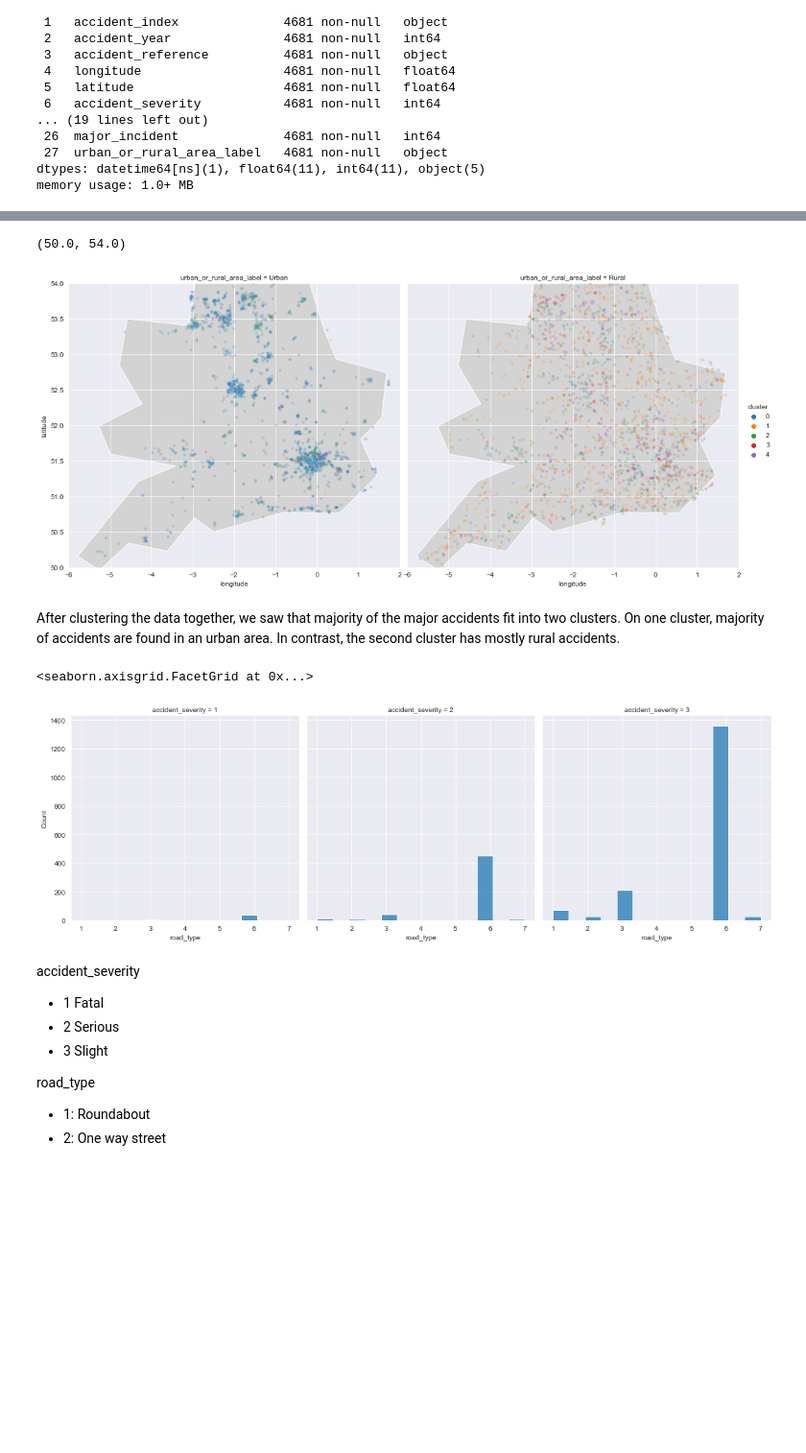
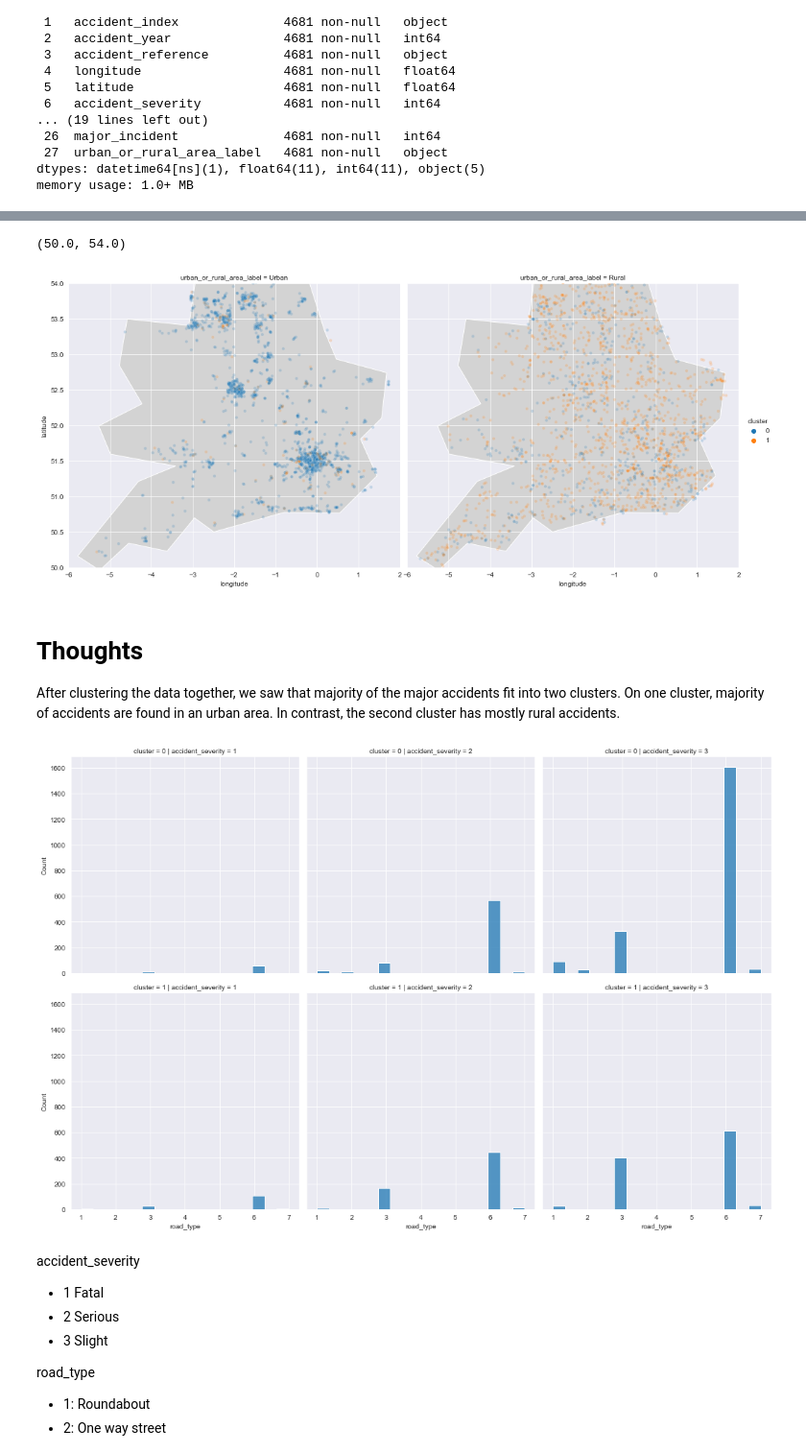
Before and after one commit to LuisEVT/High_Fatality_Accidents, a Jupyter notebook: High_Fatality_Accidents.ipynb, the cells around one changed output, grey strips where cells are left out. Shown at 96% size. Drawn from its saved outputs; the diff is of its cells as text; code cells hidden in the pictures; blank space fills up the shorter version.

Commit message:
Update High_Fatality_Accidents.ipynb
* Analyze the clusters from the KNN more closely for accidents classified as Major-Accidents. In addition, observe the characteristics of non-major accidents.

```diff
--- a/High_Fatality_Accidents.ipynb
+++ b/High_Fatality_Accidents.ipynb
@@ -850,7 +850,7 @@ cols_interest = ['major_incident', 'accident_severity' , 'first_road_class' , 'r
 x = df_accidents_V3_major_only_noNA.loc[:,cols_interest]
 y = df_accidents_V3_major_only_noNA.loc[:,'accident_index']
 
-KNN_classifier = KNN(n_clusters=5)
+KNN_classifier = KNN(n_clusters=2)
 
 KNN_classifier.fit(x,y)
 
@@ -869,7 +869,7 @@ g = sns.relplot(x='longitude',
             hue = 'cluster',
             kind = 'scatter',
             col = 'urban_or_rural_area_label',
-            palette = sns.color_palette()[:5],
+            palette = sns.color_palette()[:2],
             alpha = 0.2,
             s =  20,
             height = 8,
@@ -883,7 +883,9 @@ plt.xlim([-6,2])
 plt.ylim([50,54])
 # %% [output]
 (50.0, 54.0)
-[figure, old version]
+[figure, new version]
 # %% [markdown]
+# Thoughts
+
 After clustering the data together, we saw that majority of the major accidents fit into two clusters. On one cluster, majority of accidents are found in an urban area. In contrast, the second cluster has mostly rural accidents.
 # %%
@@ -894,11 +896,17 @@ df_clust2 = df_accidents_V3_major_only_noNA[ df_accidents_V3_major_only_noNA['cl
+# %%
+df_clusteredData = df_accidents_V3_major_only_noNA.copy(deep = True)
+
+cols_interest.append('cluster')
 # %%
 sns.displot(x = 'road_type',
-         data = df_clust1[cols_interest],
+         data = df_clusteredData[cols_interest],
          col = 'accident_severity',
+         row = 'cluster',
          kind = 'hist')
+
+plt.tight_layout()
 # %% [output]
-<seaborn.axisgrid.FacetGrid at 0x...>
-[figure, old version]
+[figure, new version]
 # %% [markdown]
 accident_severity
 * 1	Fatal
```
Also changed, not shown: parts of 33 cells of this notebook.
